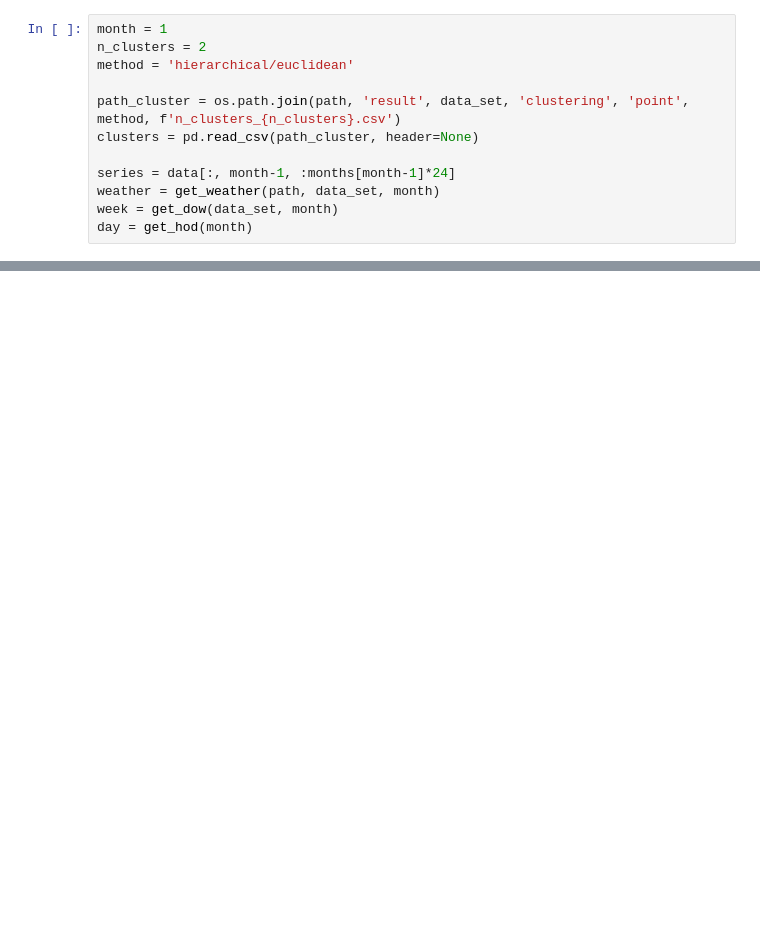
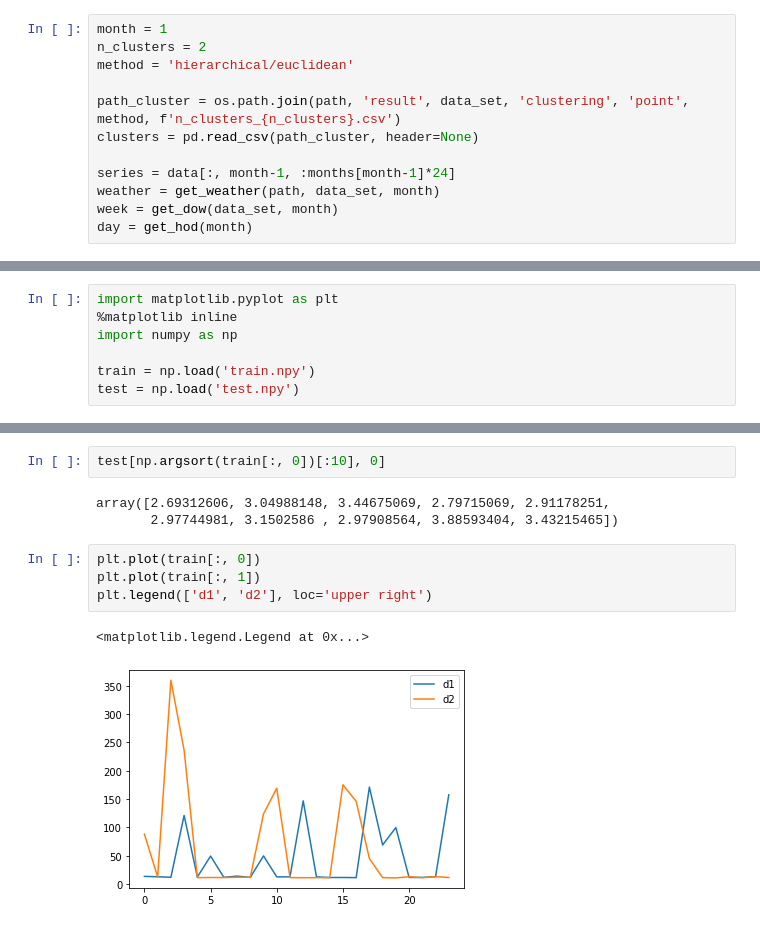
Before and after one commit to kaishxu/ProbabilisticLoadForecasting, a Jupyter notebook: forecasting/probabilistic/demo_qra.ipynb, the cells around one changed output, grey strips where cells are left out. Cells and saved outputs as stored; diff of their text form; blank space fills up the shorter version.

```diff
--- a/forecasting/probabilistic/demo_qra.ipynb
+++ b/forecasting/probabilistic/demo_qra.ipynb
@@ -121,0 +136,7 @@ model.compile(loss=lambda y_true, y_pred: qloss(y_ture, y_pred, q), optimizer='a
+# %%
+import matplotlib.pyplot as plt
+%matplotlib inline
+import numpy as np
+
+train = np.load('train.npy')
+test = np.load('test.npy')
@@ -121,0 +153,12 @@ model.compile(loss=lambda y_true, y_pred: qloss(y_ture, y_pred, q), optimizer='a
+# %%
+test[np.argsort(train[:, 0])[:10], 0]
+# %% [output]
+array([2.69312606, 3.04988148, 3.44675069, 2.79715069, 2.91178251,
+       2.97744981, 3.1502586 , 2.97908564, 3.88593404, 3.43215465])
+# %%
+plt.plot(train[:, 0])
+plt.plot(train[:, 1])
+plt.legend(['d1', 'd2'], loc='upper right')
+# %% [output]
+<matplotlib.legend.Legend at 0x...>
+[figure, added]
```
Also changed, not shown: parts of 17 cells of this notebook, 3 other files.
